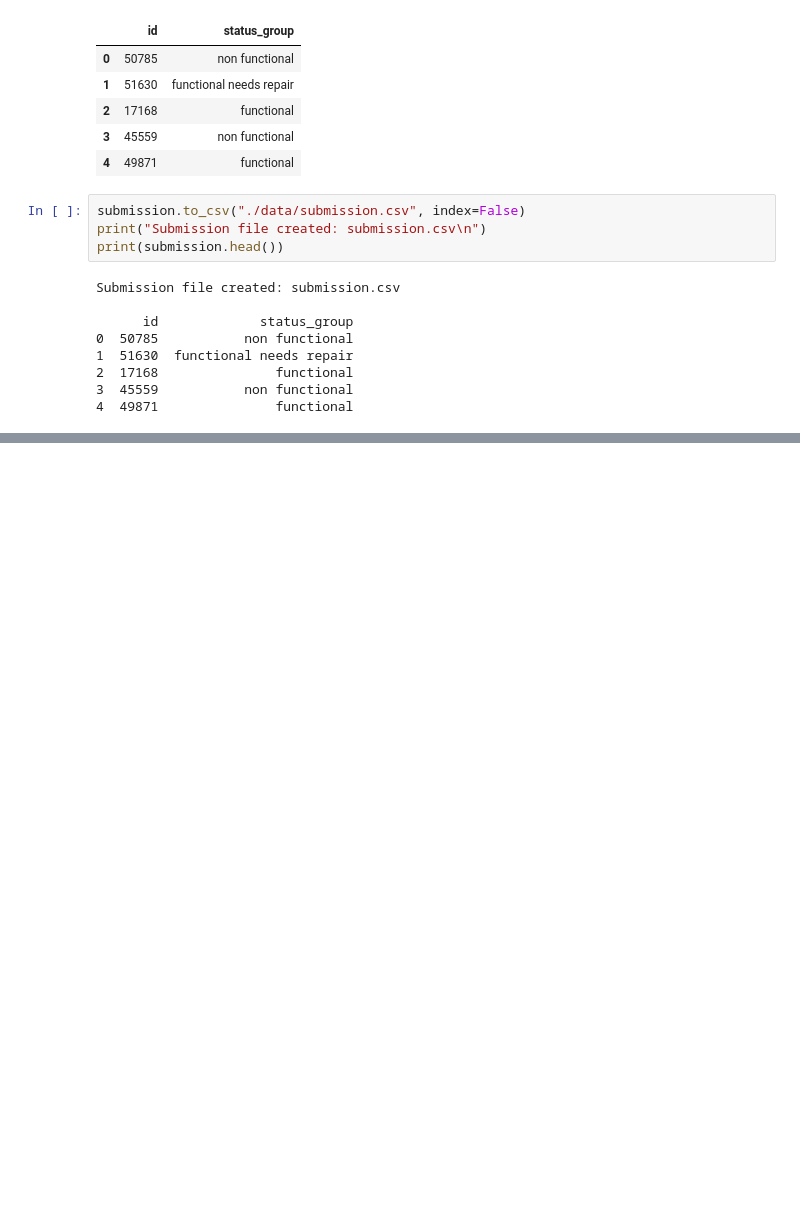
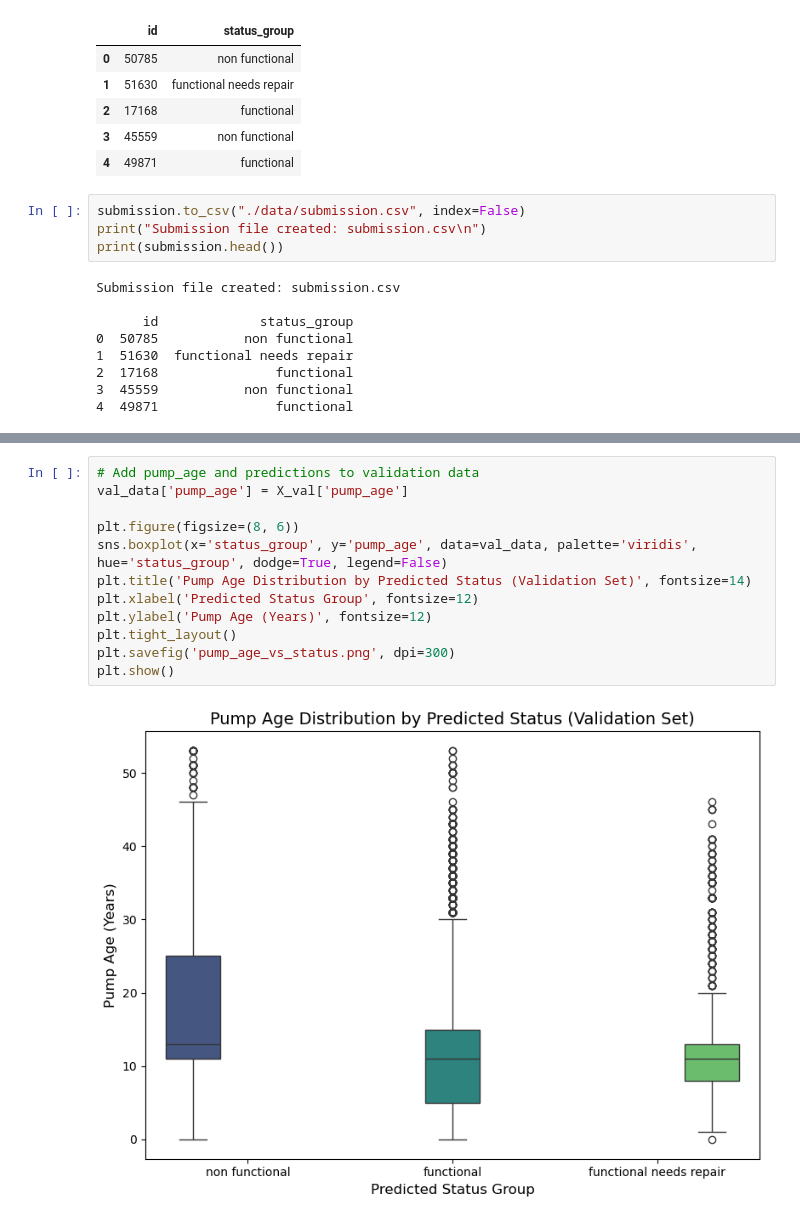
Before and after one commit to KitwanaSh/data_driven_competition, a Jupyter notebook: water_pumps_tz/pump_it_up.ipynb, the cells around one changed output, grey strips where cells are left out. Drawn from its saved outputs; the diff is of its cells as text; blank space fills up the shorter version.

```diff
--- a/water_pumps_tz/pump_it_up.ipynb
+++ b/water_pumps_tz/pump_it_up.ipynb
@@ -1027,0 +1058,14 @@ Submission file created: submission.csv
+# %%
+# Add pump_age and predictions to validation data
+val_data['pump_age'] = X_val['pump_age']
+
+plt.figure(figsize=(8, 6))
+sns.boxplot(x='status_group', y='pump_age', data=val_data, palette='viridis', hue='status_group', dodge=True, legend=False)
+plt.title('Pump Age Distribution by Predicted Status (Validation Set)', fontsize=14)
+plt.xlabel('Predicted Status Group', fontsize=12)
+plt.ylabel('Pump Age (Years)', fontsize=12)
+plt.tight_layout()
+plt.savefig('pump_age_vs_status.png', dpi=300)
+plt.show()
+# %% [output]
+[figure, added]
```
Also changed, not shown: parts of 8 cells of this notebook, 4 other files.
